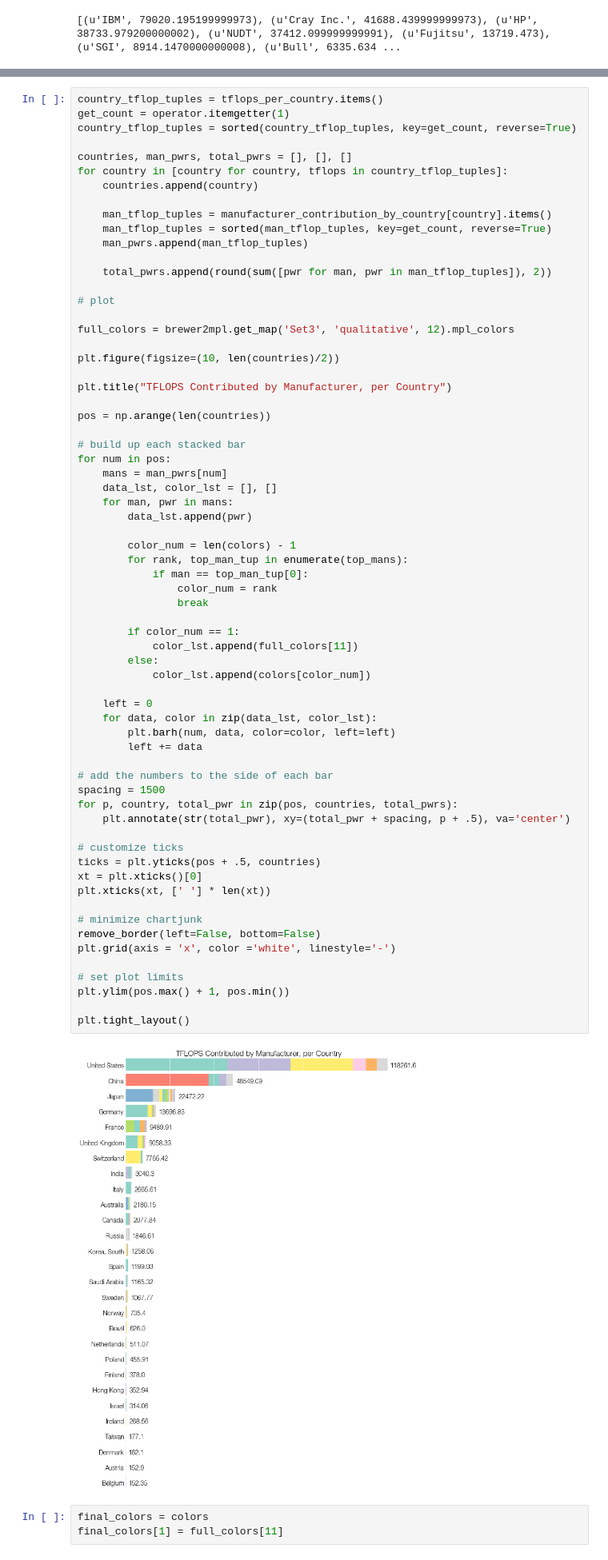
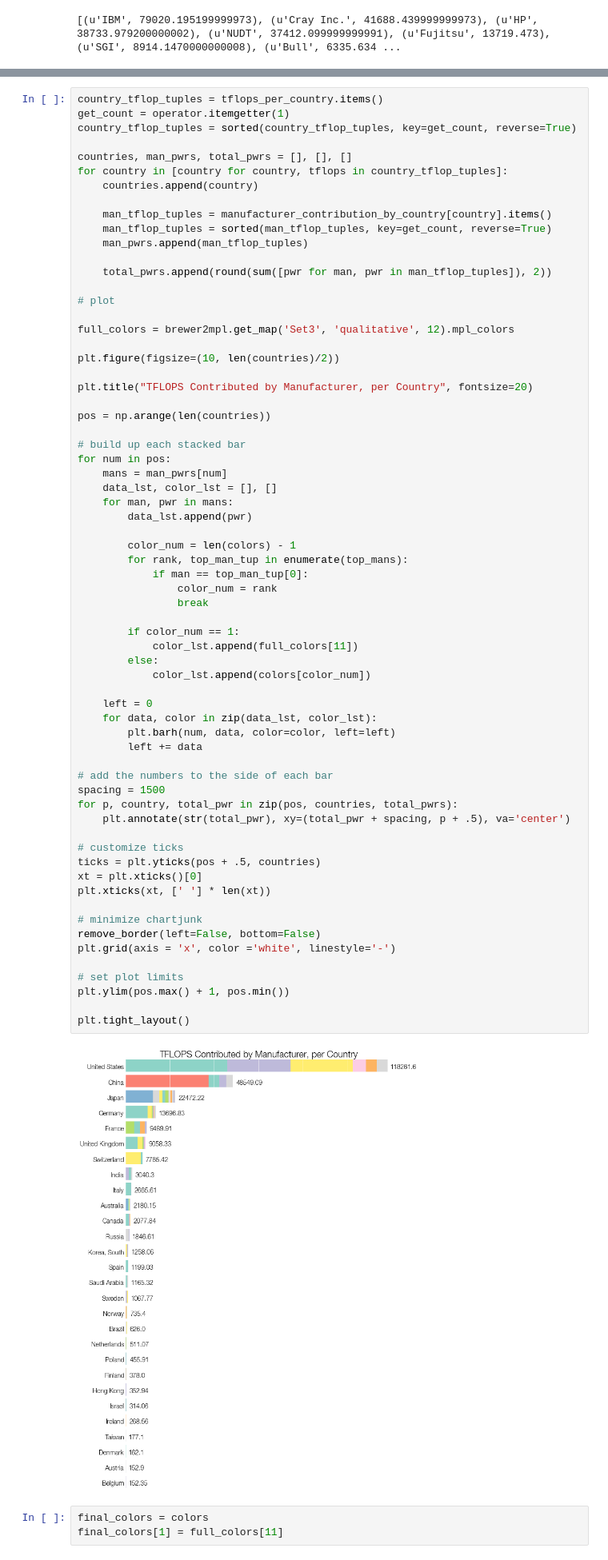
Before and after one commit to rlucioni/viz, a Jupyter notebook: top500/top500.ipynb, the cells around one changed output, grey strips where cells are left out. Shown at 80% size. Saved outputs shown, nothing was run; the diff lists cells and outputs as text.

Commit message:
increase title size

```diff
--- a/top500/top500.ipynb
+++ b/top500/top500.ipynb
@@ -363,7 +363,7 @@ full_colors = brewer2mpl.get_map('Set3', 'qualitative', 12).mpl_colors
 
 plt.figure(figsize=(10, len(countries)/2))
 
-plt.title("TFLOPS Contributed by Manufacturer, per Country")
+plt.title("TFLOPS Contributed by Manufacturer, per Country", fontsize=20)
 
 pos = np.arange(len(countries))
 
@@ -382,34 +382,34 @@ for num in pos:
 
         if color_num == 1:
             color_lst.append(full_colors[11])
         else:
             color_lst.append(colors[color_num])
 
     left = 0
     for data, color in zip(data_lst, color_lst):
         plt.barh(num, data, color=color, left=left)
         left += data
 
 # add the numbers to the side of each bar
 spacing = 1500
 for p, country, total_pwr in zip(pos, countries, total_pwrs):
     plt.annotate(str(total_pwr), xy=(total_pwr + spacing, p + .5), va='center')
 
 # customize ticks
 ticks = plt.yticks(pos + .5, countries)
 xt = plt.xticks()[0]
 plt.xticks(xt, [' '] * len(xt))
 
 # minimize chartjunk
 remove_border(left=False, bottom=False)
 plt.grid(axis = 'x', color ='white', linestyle='-')
 
 # set plot limits
 plt.ylim(pos.max() + 1, pos.min())
 
 plt.tight_layout()
 # %% [output]
-[figure, old version]
+[figure, new version]
 # %%
 final_colors = colors
 final_colors[1] = full_colors[11]
```
Also changed, not shown: parts of 2 cells of this notebook.
